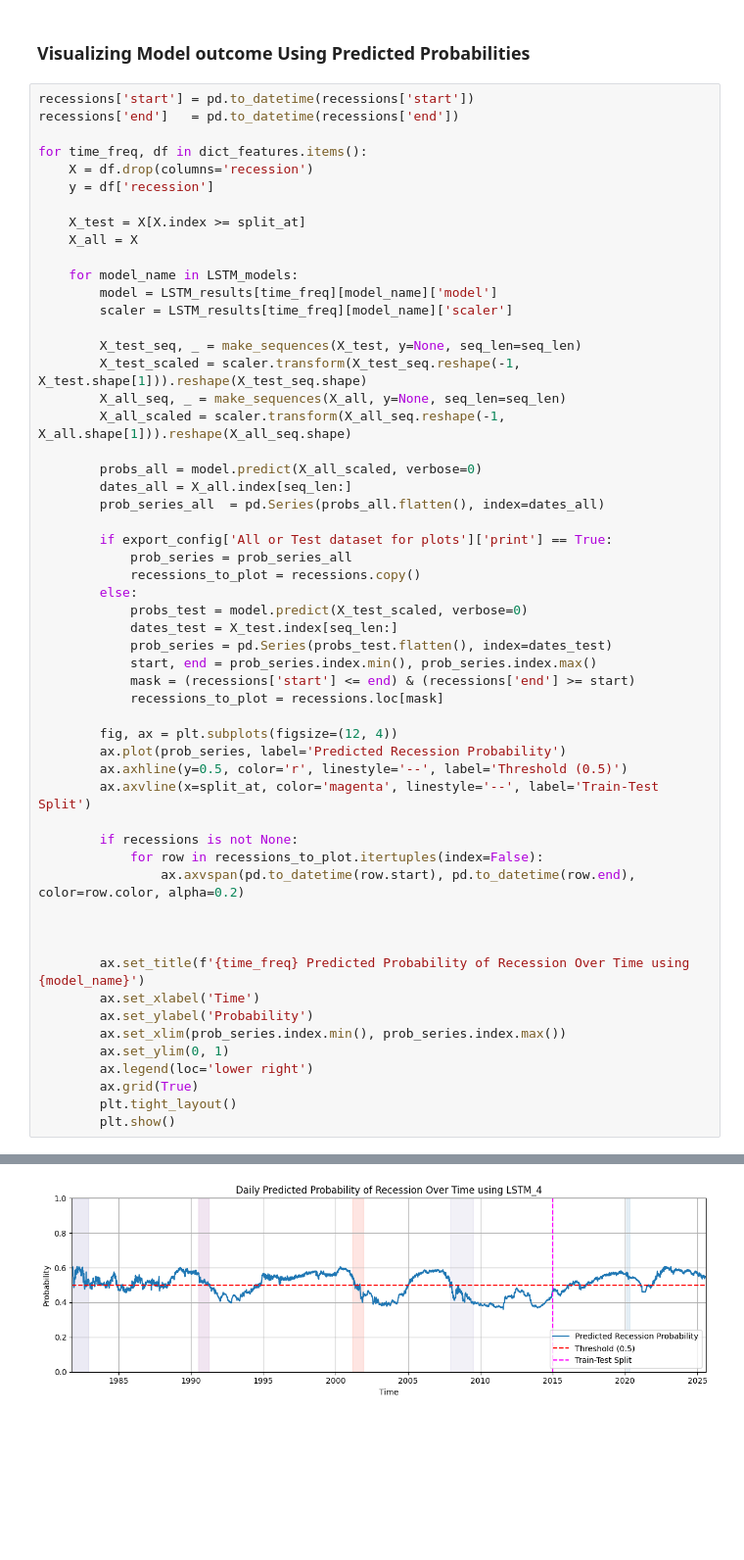
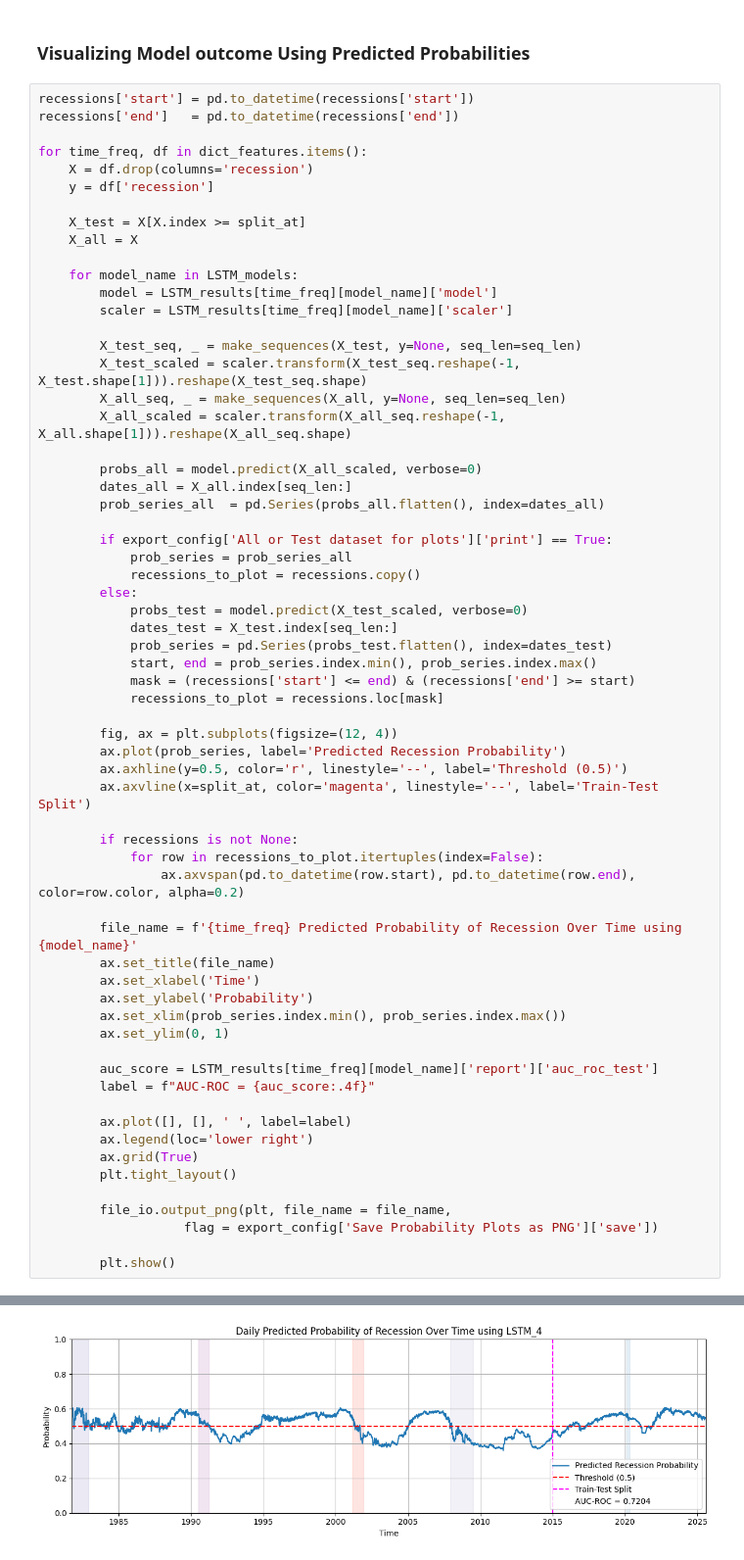
Before and after one commit to GordonOboh/RecessionPredictionML, a Jupyter notebook: Notebooks/LSTM_Models1_copy.ipynb, the cells around one changed output, grey strips where cells are left out. Shown at 98% size. Drawn from its saved outputs; the diff is of its cells as text; blank space fills up the shorter version.

```diff
--- a/Notebooks/LSTM_Models1_copy.ipynb
+++ b/Notebooks/LSTM_Models1_copy.ipynb
@@ -366,15 +378,23 @@ for time_freq, df in dict_features.items():
             for row in recessions_to_plot.itertuples(index=False):
                 ax.axvspan(pd.to_datetime(row.start), pd.to_datetime(row.end), color=row.color, alpha=0.2)
 
-
-
-        ax.set_title(f'{time_freq} Predicted Probability of Recession Over Time using {model_name}')
+        file_name = f'{time_freq} Predicted Probability of Recession Over Time using {model_name}'
+        ax.set_title(file_name)
         ax.set_xlabel('Time')
         ax.set_ylabel('Probability')
         ax.set_xlim(prob_series.index.min(), prob_series.index.max())
         ax.set_ylim(0, 1)
+
+        auc_score = LSTM_results[time_freq][model_name]['report']['auc_roc_test']
+        label = f"AUC-ROC = {auc_score:.4f}"
+
+        ax.plot([], [], ' ', label=label)
         ax.legend(loc='lower right')
         ax.grid(True)
         plt.tight_layout()
+
+        file_io.output_png(plt, file_name = file_name,
+                   flag = export_config['Save Probability Plots as PNG']['save'])
+
         plt.show()
 # %% [output]
@@ -381 +402 @@ for time_freq, df in dict_features.items():
-[figure, old version]
+[figure, new version]
```
Also changed, not shown: parts of 6 cells of this notebook, 1 other file.
